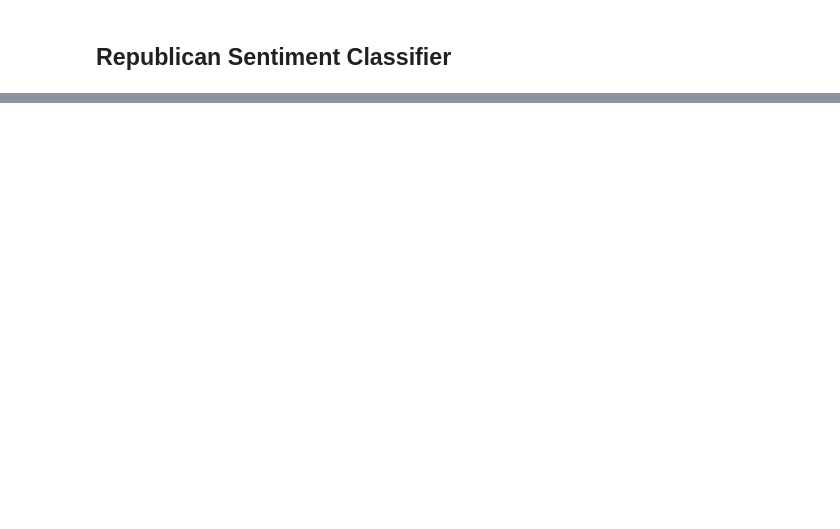
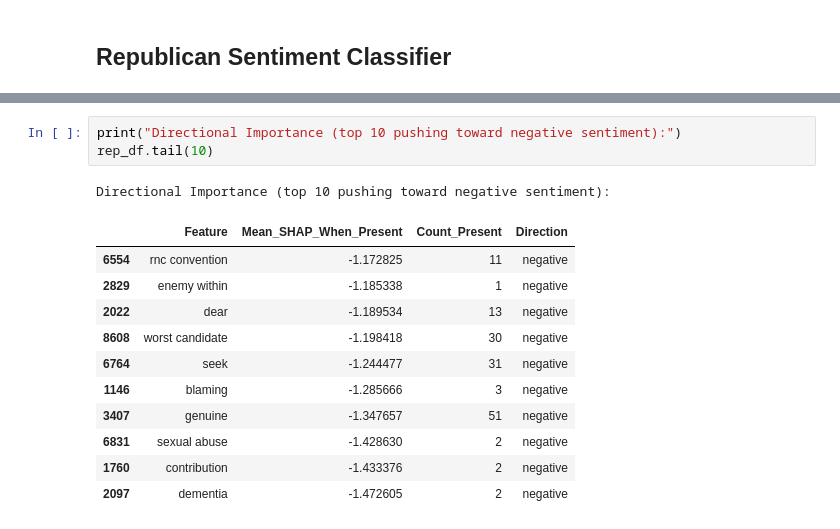
Before and after one commit to Birkbeck/msc-project-source-code-files-24-25-tayyib-saddique, a Jupyter notebook: x_processing/shap.ipynb, the cells around one changed output, grey strips where cells are left out. Cells and saved outputs as stored; diff of their text form; blank space fills up the shorter version.

```diff
--- a/x_processing/shap.ipynb
+++ b/x_processing/shap.ipynb
@@ -633,0 +655,16 @@ shap.summary_plot(
+# %%
+print("Directional Importance (top 10 pushing toward negative sentiment):")
+rep_df.tail(10)
+# %% [output]
+Directional Importance (top 10 pushing toward negative sentiment):
+|  | Feature | Mean_SHAP_When_Present | Count_Present | Direction |
+| 6554 | rnc convention | -1.172825 | 11 | negative |
+| 2829 | enemy within | -1.185338 | 1 | negative |
+| 2022 | dear | -1.189534 | 13 | negative |
+| 8608 | worst candidate | -1.198418 | 30 | negative |
+| 6764 | seek | -1.244477 | 31 | negative |
+| 1146 | blaming | -1.285666 | 3 | negative |
+| 3407 | genuine | -1.347657 | 51 | negative |
+| 6831 | sexual abuse | -1.428630 | 2 | negative |
+| 1760 | contribution | -1.433376 | 2 | negative |
+| 2097 | dementia | -1.472605 | 2 | negative |
```
Also changed, not shown: parts of 5 cells of this notebook.
